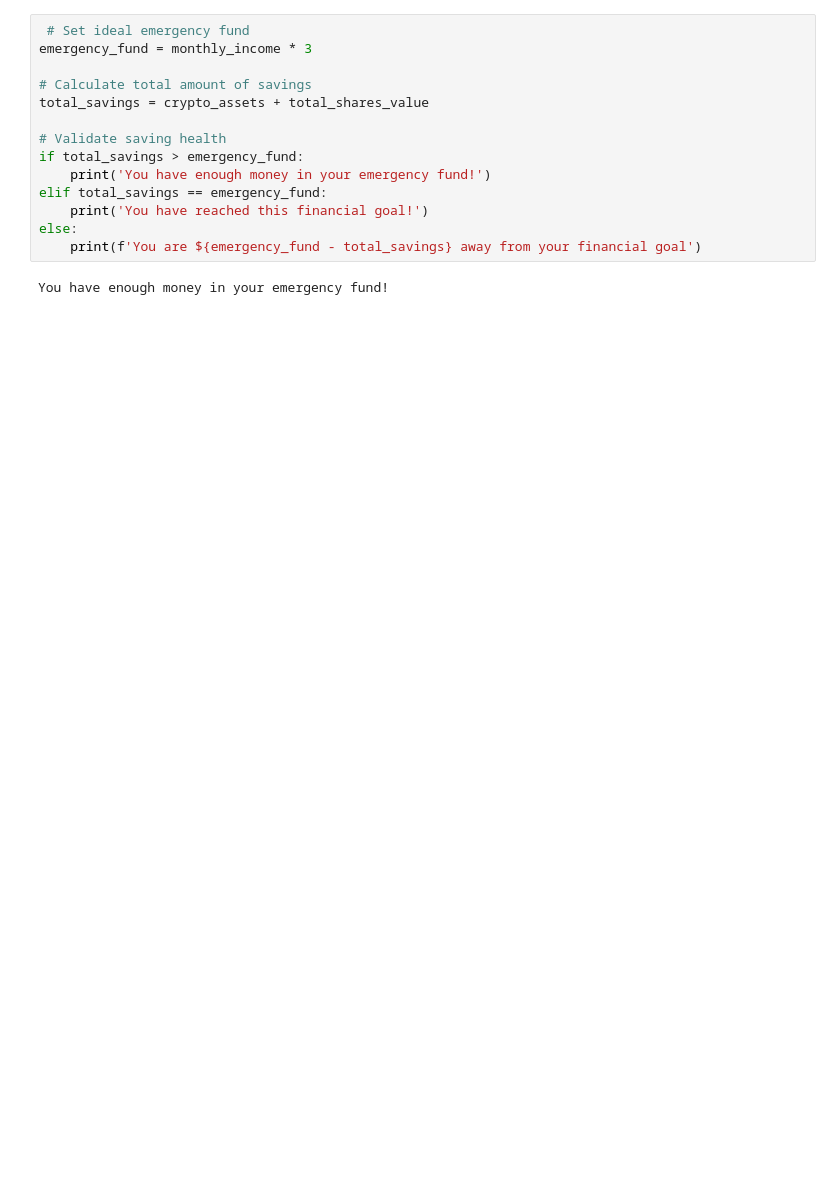
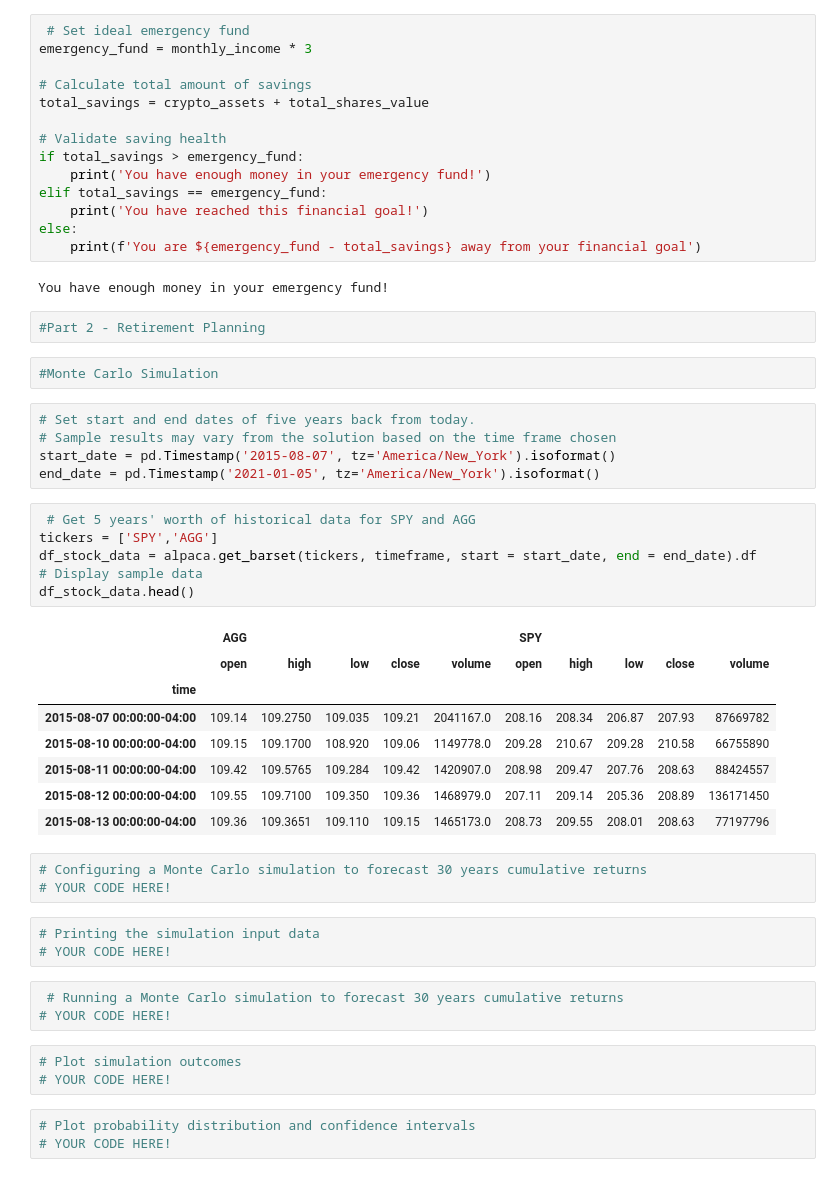
Before and after one commit to maxla777/API_Homework, a Jupyter notebook: Untitled.ipynb, the cells around one changed output. Saved outputs shown, nothing was run; the diff lists cells and outputs as text; blank space fills up the shorter version.

Commit message:
use alpaca api object to collect 5 years worth of stock data for a given ticker

```diff
--- a/Untitled.ipynb
+++ b/Untitled.ipynb
@@ -231,3 +231,42 @@ else:
     print(f'You are ${emergency_fund - total_savings} away from your financial goal')
 # %% [output]
 You have enough money in your emergency fund!
+# %%
+#Part 2 - Retirement Planning
+# %%
+#Monte Carlo Simulation
+# %%
+# Set start and end dates of five years back from today.
+# Sample results may vary from the solution based on the time frame chosen
+start_date = pd.Timestamp('2015-08-07', tz='America/New_York').isoformat()
+end_date = pd.Timestamp('2021-01-05', tz='America/New_York').isoformat()
+# %%
+ # Get 5 years' worth of historical data for SPY and AGG
+tickers = ['SPY','AGG']
+df_stock_data = alpaca.get_barset(tickers, timeframe, start = start_date, end = end_date).df
+# Display sample data
+df_stock_data.head()
+# %% [output]
+|  | AGG |  |  |  |  | SPY |  |  |  |  |
+|  | open | high | low | close | volume | open | high | low | close | volume |
+| time |  |  |  |  |  |  |  |  |  |  |
+| 2015-08-07 00:00:00-04:00 | 109.14 | 109.2750 | 109.035 | 109.21 | 2041167.0 | 208.16 | 208.34 | 206.87 | 207.93 | 87669782 |
+| 2015-08-10 00:00:00-04:00 | 109.15 | 109.1700 | 108.920 | 109.06 | 1149778.0 | 209.28 | 210.67 | 209.28 | 210.58 | 66755890 |
+| 2015-08-11 00:00:00-04:00 | 109.42 | 109.5765 | 109.284 | 109.42 | 1420907.0 | 208.98 | 209.47 | 207.76 | 208.63 | 88424557 |
+| 2015-08-12 00:00:00-04:00 | 109.55 | 109.7100 | 109.350 | 109.36 | 1468979.0 | 207.11 | 209.14 | 205.36 | 208.89 | 136171450 |
+| 2015-08-13 00:00:00-04:00 | 109.36 | 109.3651 | 109.110 | 109.15 | 1465173.0 | 208.73 | 209.55 | 208.01 | 208.63 | 77197796 |
+# %%
+# Configuring a Monte Carlo simulation to forecast 30 years cumulative returns
+# YOUR CODE HERE!
+# %%
+# Printing the simulation input data
+# YOUR CODE HERE!
+# %%
+ # Running a Monte Carlo simulation to forecast 30 years cumulative returns
+# YOUR CODE HERE!
+# %%
+# Plot simulation outcomes
+# YOUR CODE HERE!
+# %%
+# Plot probability distribution and confidence intervals
+# YOUR CODE HERE!
```
Also changed, not shown: parts of 17 cells of this notebook.
